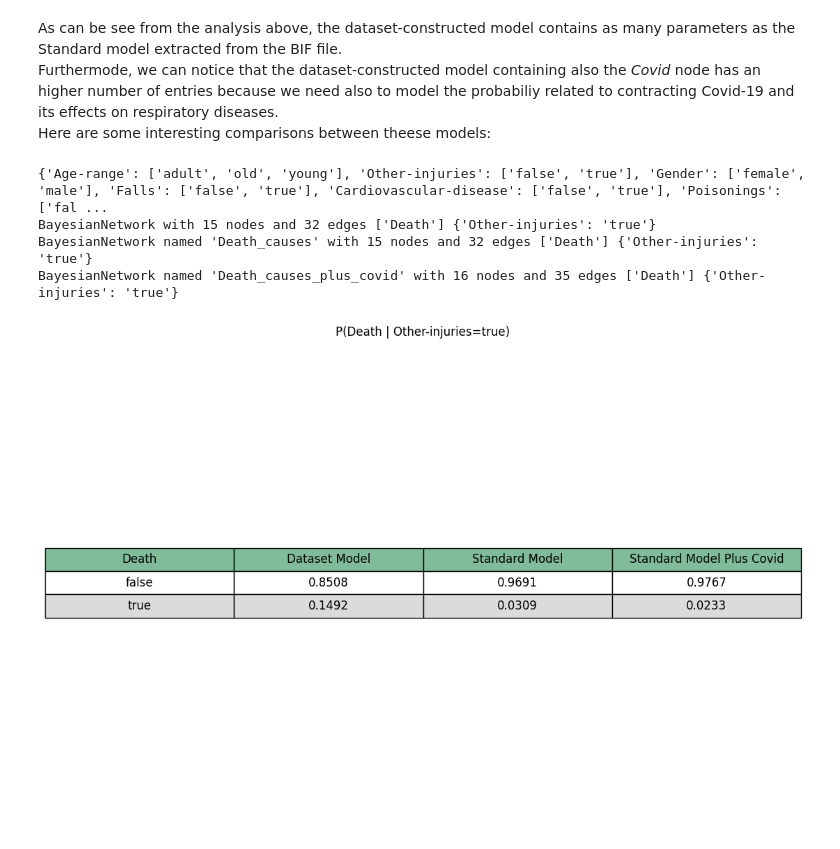
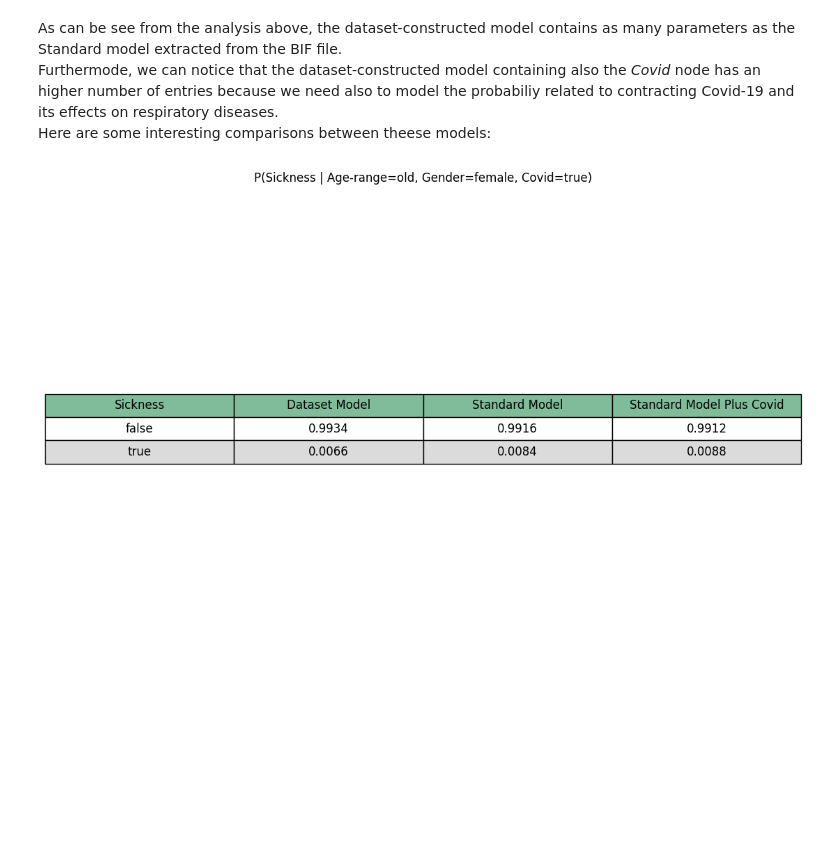
Before and after one commit to AndreaZecca/ByeBayes, a Jupyter notebook: project.ipynb, the cells around one changed output. Drawn from its saved outputs; the diff is of its cells as text; code cells hidden in the pictures; blank space fills up the shorter version.

```diff
--- a/project.ipynb
+++ b/project.ipynb
@@ -609,23 +608,18 @@ Here are some interesting comparisons between theese models:
 # %%
 models = [
     Model(model=dataset_model, name="Dataset Model"),
     Model(model=standard_model, name="Standard Model"),
     Model(model=covid_model, name="Standard Model Plus Covid")
 ]
 
 # for model in models:
 #     print(model.name)
 #     for cpd in model.model.get_cpds():
 #         print_cpd_table(cpd, model.name)
 #     print("\n\n")
 
-completeQueriesGenerator(models[0].model, [])
-plot_tables(models, ["Death"], {"Other-injuries":"true"})
-# plot_tables(models, ["Malignancy"], {"Age-range":"young", "Gender":"female"})
+# plot_tables(models, ["Death"], {"Other-injuries" : "true", "Unintentional-injuries" : "true", "Transport-incident" : "true", "SHV" : "true", "Sickness":"true", "Other-sickness":"true"})
+plot_tables(models, ["Sickness"], {"Age-range":"old", "Gender":"female", "Covid":"true"})
 # plot_tables(models, ["Death"], {"Other-injuries":"true"})
 # %% [output]
-{'Age-range': ['adult', 'old', 'young'], 'Other-injuries': ['false', 'true'], 'Gender': ['female', 'male'], 'Falls': ['false', 'true'], 'Cardiovascular-disease': ['false', 'true'], 'Poisonings': ['fal ...
-BayesianNetwork with 15 nodes and 32 edges ['Death'] {'Other-injuries': 'true'}
-BayesianNetwork named 'Death_causes' with 15 nodes and 32 edges ['Death'] {'Other-injuries': 'true'}
-BayesianNetwork named 'Death_causes_plus_covid' with 16 nodes and 35 edges ['Death'] {'Other-injuries': 'true'}
-[figure, old version]
+[figure, new version]
```
Also changed, not shown: parts of 1 cell of this notebook, 4 other files.
